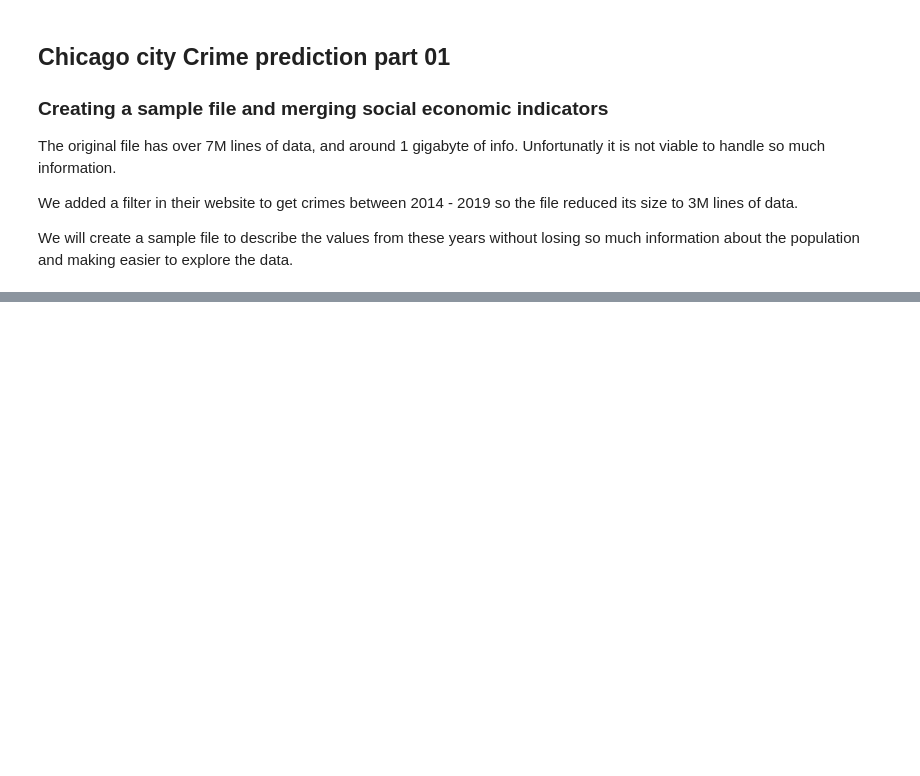
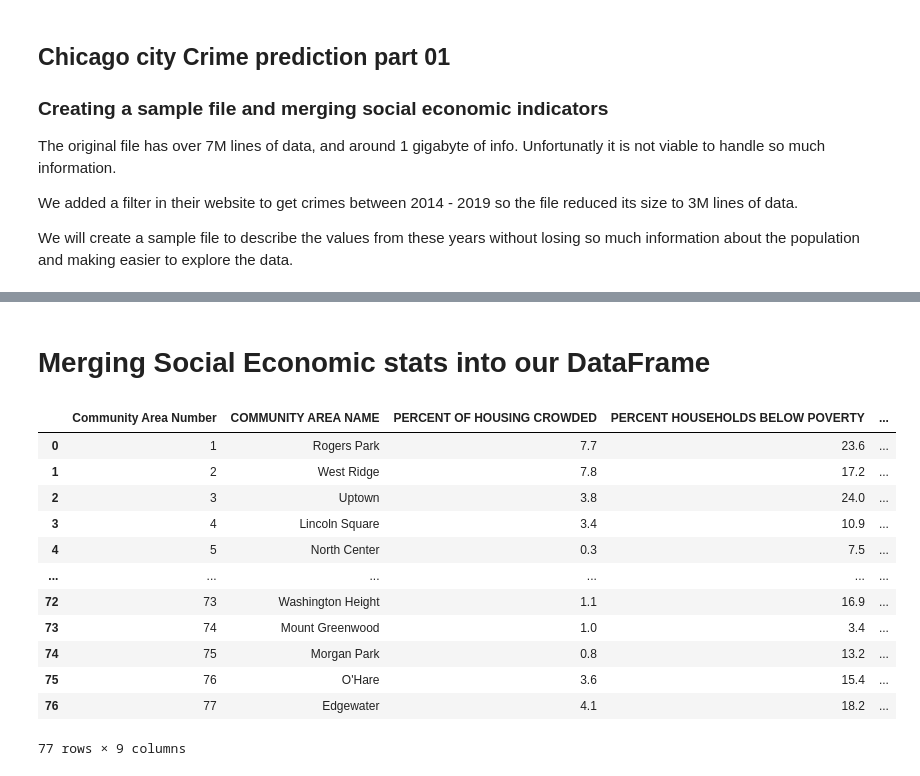
Before and after one commit to langulski/CrimePrediction, a Jupyter notebook: Sample and Data Cleaning_01.ipynb, the cells around one changed output, grey strips where cells are left out. Cells and saved outputs as stored; diff of their text form; code cells hidden in the pictures; blank space fills up the shorter version.

Commit message:
added analysis part
Must finish data analysis part.

```diff
--- a/Sample and Data Cleaning_01.ipynb
+++ b/Sample and Data Cleaning_01.ipynb
@@ -124 +261,21 @@ df['Year'].value_counts()
 Name: Year, dtype: int64
+# %% [markdown]
+# Merging Social Economic stats into our DataFrame
+# %%
+df2 =  pd.read_csv('./data/SocialEconomic indicators Chicago.csv')
+# %%
+df2
+# %% [output]
+|  | Community Area Number | COMMUNITY AREA NAME | PERCENT OF HOUSING CROWDED | PERCENT HOUSEHOLDS BELOW POVERTY | ... |
+| 0 | 1 | Rogers Park | 7.7 | 23.6 | ... |
+| 1 | 2 | West Ridge | 7.8 | 17.2 | ... |
+| 2 | 3 | Uptown | 3.8 | 24.0 | ... |
+| 3 | 4 | Lincoln Square | 3.4 | 10.9 | ... |
+| 4 | 5 | North Center | 0.3 | 7.5 | ... |
+| ... | ... | ... | ... | ... | ... |
+| 72 | 73 | Washington Height | 1.1 | 16.9 | ... |
+| 73 | 74 | Mount Greenwood | 1.0 | 3.4 | ... |
+| 74 | 75 | Morgan Park | 0.8 | 13.2 | ... |
+| 75 | 76 | O'Hare | 3.6 | 15.4 | ... |
+| 76 | 77 | Edgewater | 4.1 | 18.2 | ... |
+77 rows × 9 columns
```
Also changed, not shown: parts of 33 cells of this notebook, 3 other files.
